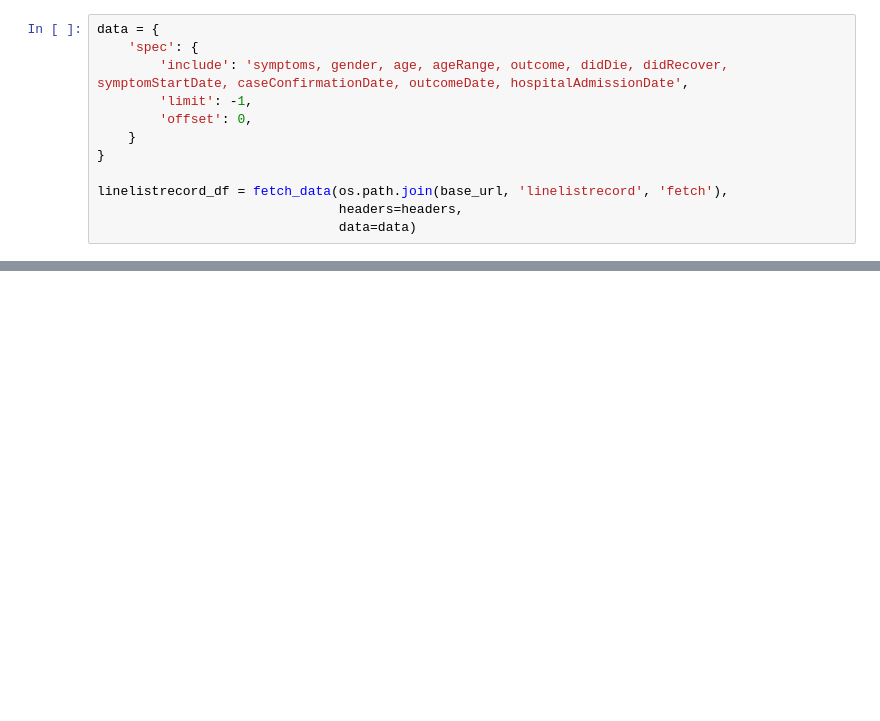
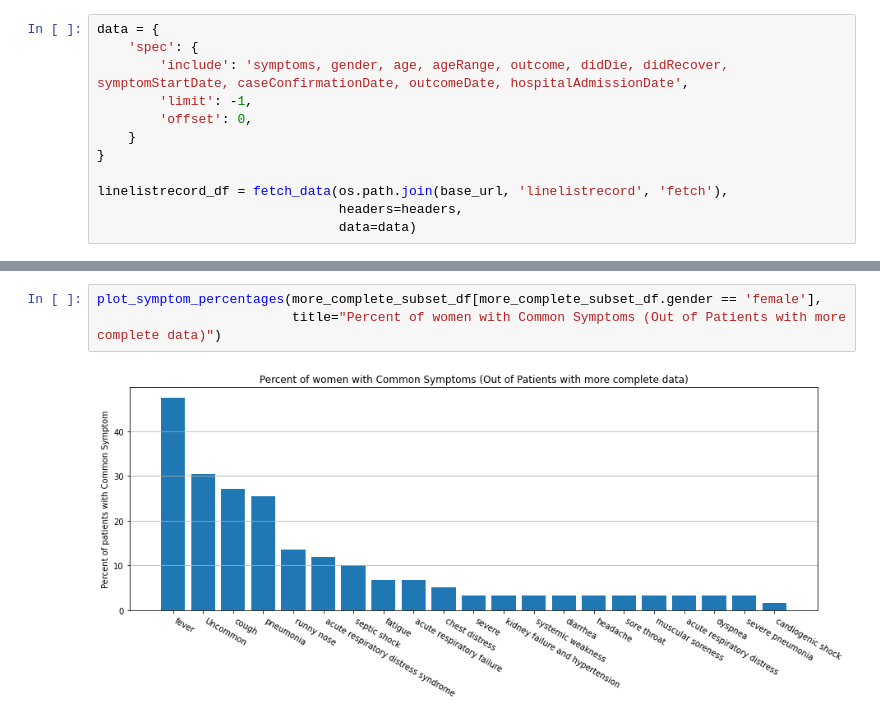
Before and after one commit to c3aidti/EpidemiologyExample, a Jupyter notebook: python/EpidemiologyExample.ipynb, the cells around one changed output, grey strips where cells are left out. Cells and saved outputs as stored; diff of their text form; blank space fills up the shorter version.

```diff
--- a/python/EpidemiologyExample.ipynb
+++ b/python/EpidemiologyExample.ipynb
@@ -80,0 +223,5 @@ plt.show()
+# %%
+plot_symptom_percentages(more_complete_subset_df[more_complete_subset_df.gender == 'female'],
+                         title="Percent of women with Common Symptoms (Out of Patients with more complete data)")
+# %% [output]
+[figure, added]
```
Also changed, not shown: parts of 22 cells of this notebook.
